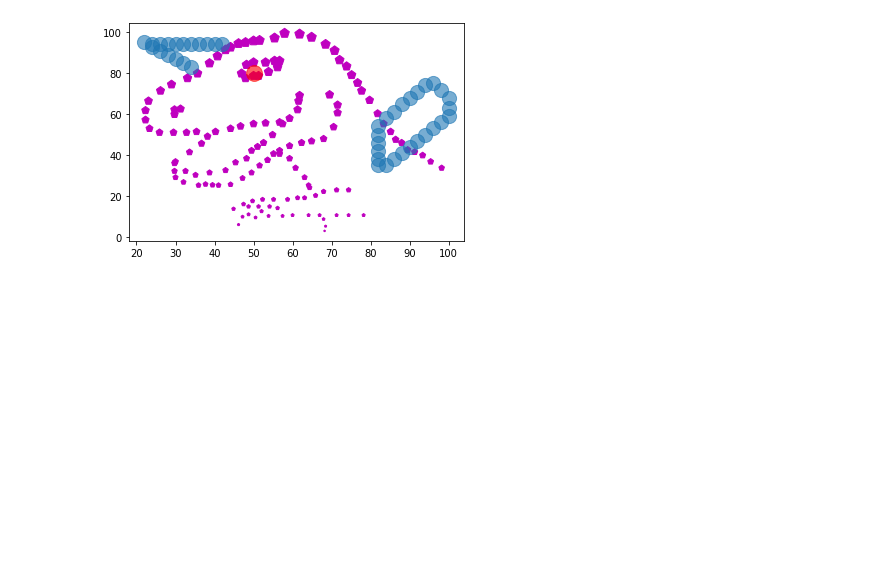
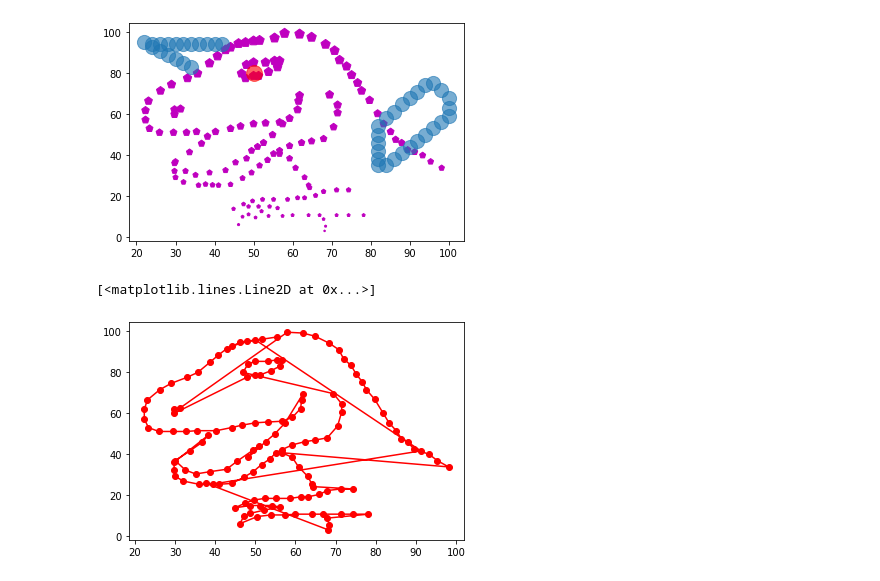
Before and after one commit to Kggzzz/KKU_data_mining, a Jupyter notebook: Data102.ipynb, the cells around one changed output. Drawn from its saved outputs; the diff is of its cells as text; code cells hidden in the pictures; blank space fills up the shorter version.

```diff
--- a/Data102.ipynb
+++ b/Data102.ipynb
@@ -139,3 +135,8 @@ plt.scatter([50],[80],s=250,alpha=0.6,c='r')
 # %% [output]
 <matplotlib.collections.PathCollection at 0x...>
 [figure]
+# %%
+plt.plot(data['x'],data['y'],'or-')
+# %% [output]
+[<matplotlib.lines.Line2D at 0x...>]
+[figure, added]
```
Also changed, not shown: parts of 30 cells of this notebook.
